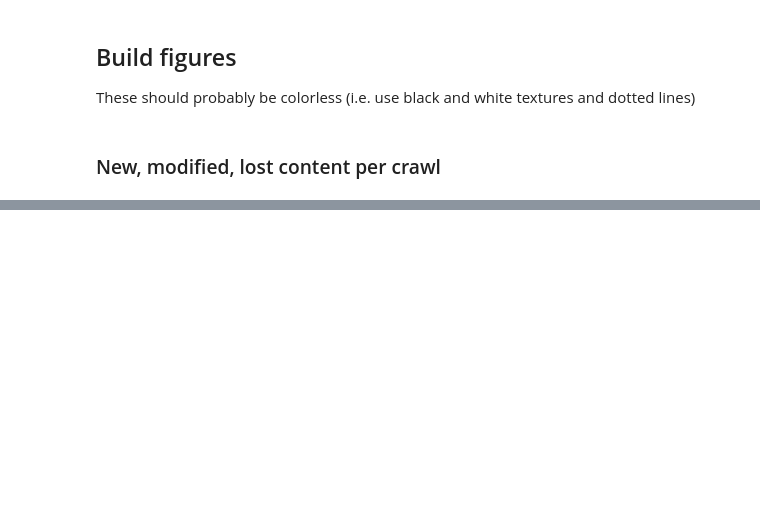
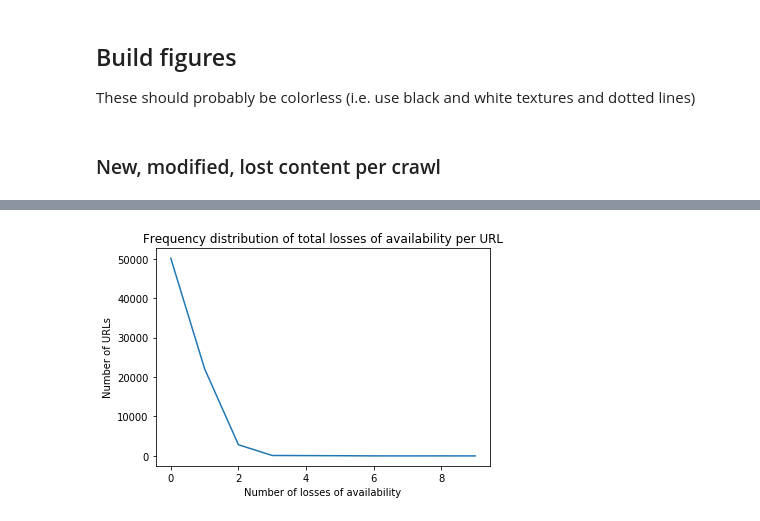
Before and after one commit to bio-linker/linkrot-contentdrift-figures, a Jupyter notebook: Build Figures.ipynb, the cells around one changed output, grey strips where cells are left out. Saved outputs shown, nothing was run; the diff lists cells and outputs as text; code cells hidden in the pictures; blank space fills up the shorter version.

```diff
--- a/Build Figures.ipynb
+++ b/Build Figures.ipynb
@@ -436,12 +430,0 @@ for i in range(0, n):
-# %%
-fig_df = status_counts_df
-
-# Make figure
-fig = plt.figure(figsize=(16, 5))
-ax = fig.add_subplot(111, title="Stacked URL status counts over time (stepped)")
-
-# Draw stepped lines
-x = fig_df.index
-for status in fig_df.columns:
-    y = fig_df[status]
-    plt.step(x, y, where="post", color=status_color[status.name])
@@ -515,4 +435,0 @@ Number of updated URLs: 37675
-# %%
-for i, url in enumerate(url_status_histories):
-    if len(url) == len([x for x in url if (x == Status.NEW_CONTENT or x == Status.SAME_CONTENT)]):
-        print("yay!", i, url_contents[i][0])
@@ -542,0 +438,11 @@ url_status_histories[44605]
+# %%
+reallyBads = list()
+for url, lifetime in urlLifetimes.items():
+    skip = False
+    for status in lifetime.statuses:
+        if status not in (Status.BECAME_UNRESOLVED, Status.STILL_UNRESOLVED, Status.UNKNOWN):
+            skip = True
+            break
+    if not skip:
+        reallyBads.append((url, lifetime))
+print("%d URLs never resolved in any crawl" % len(reallyBads))
@@ -542,0 +507,6 @@ url_status_histories[44605]
+# %%
+breakCountFrequencies = np.unique(breakCounts, return_counts=True)
+
+print("Number of URLs that broke n times")
+for i in range(len(breakCountFrequencies[0])):
+    print(breakCountFrequencies[0][i], ":", breakCountFrequencies[1][i])
@@ -542,0 +525,7 @@ url_status_histories[44605]
+# %%
+plt.plot(breakCountFrequencies[0], breakCountFrequencies[1]);
+plt.title("Frequency distribution of total losses of availability per URL");
+plt.xlabel("Number of losses of availability");
+plt.ylabel("Number of URLs");
+# %% [output]
+[figure, added]
```
Also changed, not shown: parts of 48 cells of this notebook.
